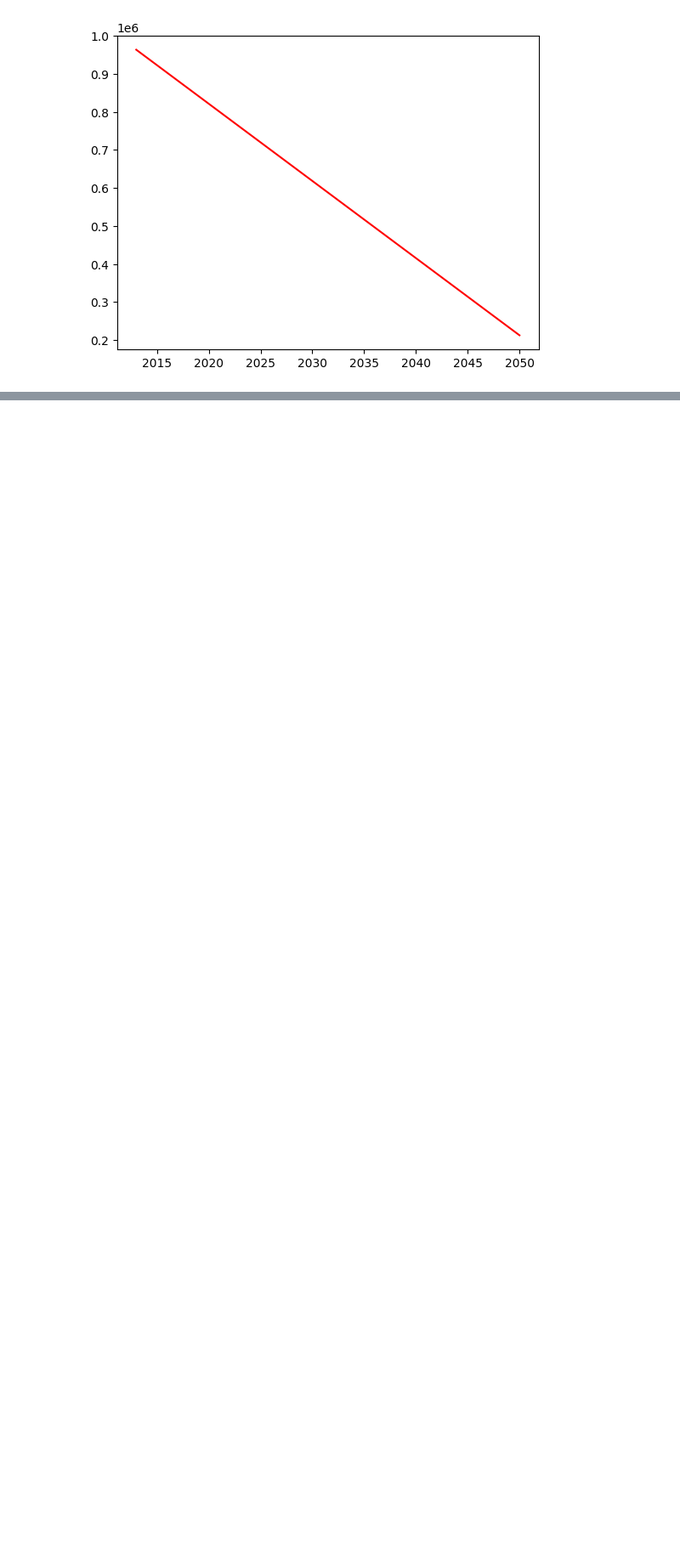
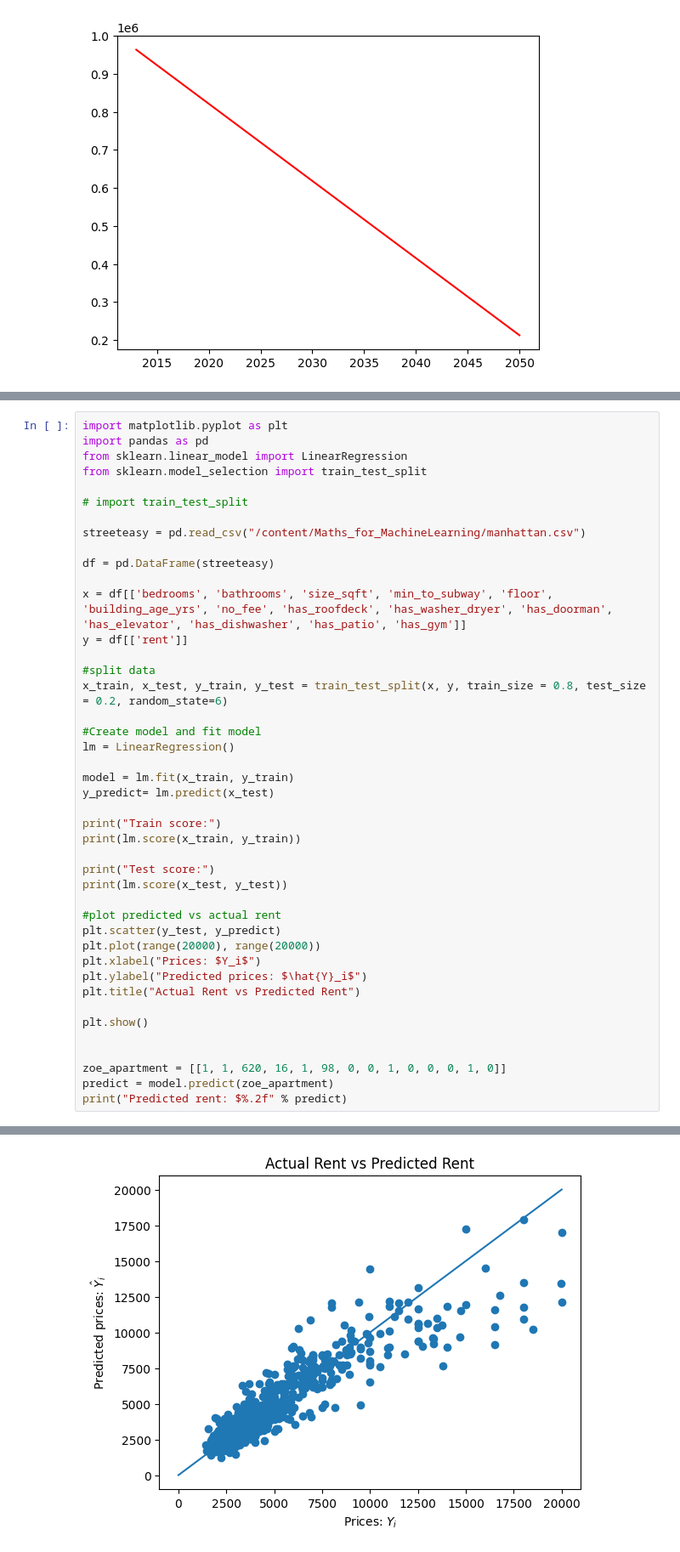
Before and after one commit to mfvalle/Maths_for_ML, a Jupyter notebook: Linear_Regression.ipynb, the cells around one changed output, grey strips where cells are left out. Shown: that part at 85% size. Saved outputs shown, nothing was run; the diff lists cells and outputs as text; blank space fills up the shorter version.

```diff
--- a/Linear_Regression.ipynb
+++ b/Linear_Regression.ipynb
@@ -188,0 +91,44 @@ print(y_test.shape)
+# %%
+import matplotlib.pyplot as plt
+import pandas as pd
+from sklearn.linear_model import LinearRegression
+from sklearn.model_selection import train_test_split
+
+# import train_test_split
+
+streeteasy = pd.read_csv("/content/Maths_for_MachineLearning/manhattan.csv")
+
+df = pd.DataFrame(streeteasy)
+
+x = df[['bedrooms', 'bathrooms', 'size_sqft', 'min_to_subway', 'floor', 'building_age_yrs', 'no_fee', 'has_roofdeck', 'has_washer_dryer', 'has_doorman', 'has_elevator', 'has_dishwasher', 'has_patio', 'has_gym']]
+y = df[['rent']]
+
+#split data
+x_train, x_test, y_train, y_test = train_test_split(x, y, train_size = 0.8, test_size = 0.2, random_state=6)
+
+#Create model and fit model
+lm = LinearRegression()
+
+model = lm.fit(x_train, y_train)
+y_predict= lm.predict(x_test)
+
+print("Train score:")
+print(lm.score(x_train, y_train))
+
+print("Test score:")
+print(lm.score(x_test, y_test))
+
+#plot predicted vs actual rent
+plt.scatter(y_test, y_predict)
+plt.plot(range(20000), range(20000))
+plt.xlabel("Prices: $Y_i$")
+plt.ylabel("Predicted prices: $\hat{Y}_i$")
+plt.title("Actual Rent vs Predicted Rent")
+
+plt.show()
+
+
+zoe_apartment = [[1, 1, 620, 16, 1, 98, 0, 0, 1, 0, 0, 0, 1, 0]]
+predict = model.predict(zoe_apartment)
+print("Predicted rent: $%.2f" % predict)
+# %% [output]
@@ -188,0 +139 @@ print(y_test.shape)
+[figure, added]
```
Also changed, not shown: parts of 7 cells of this notebook.
